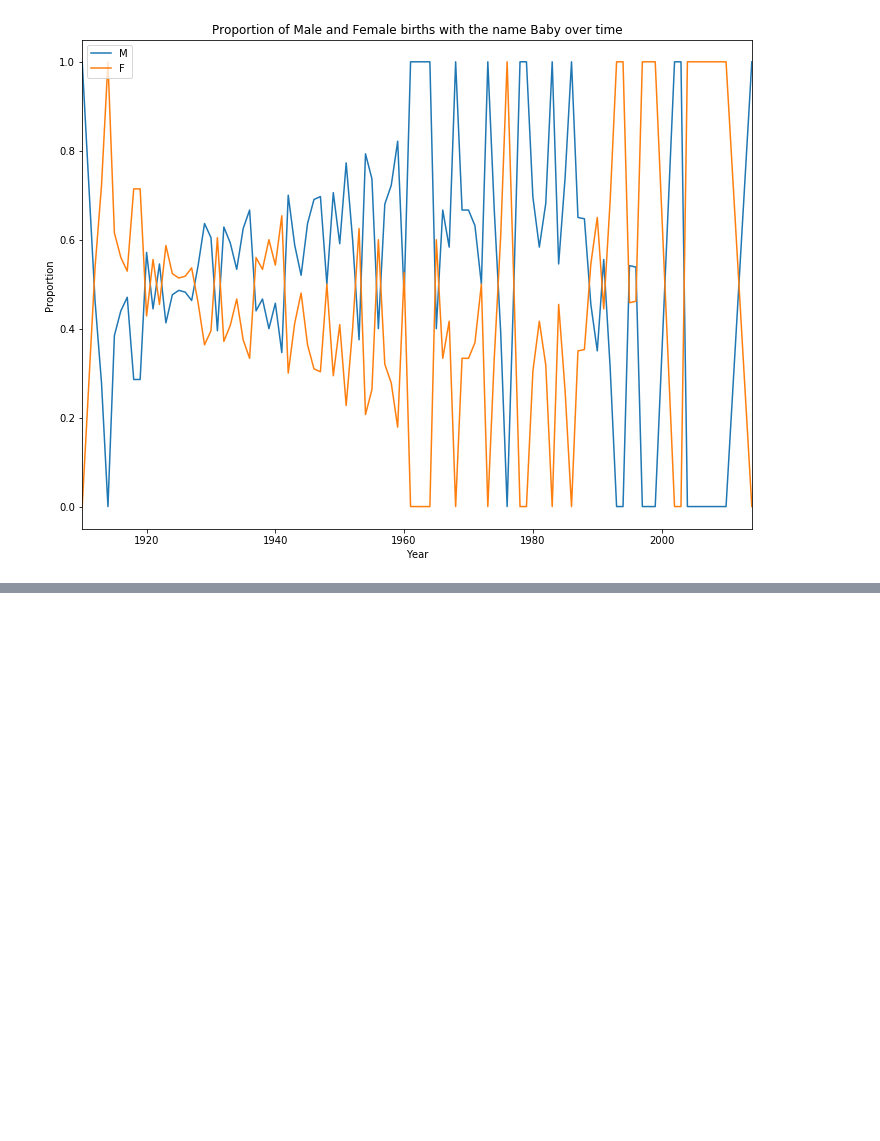
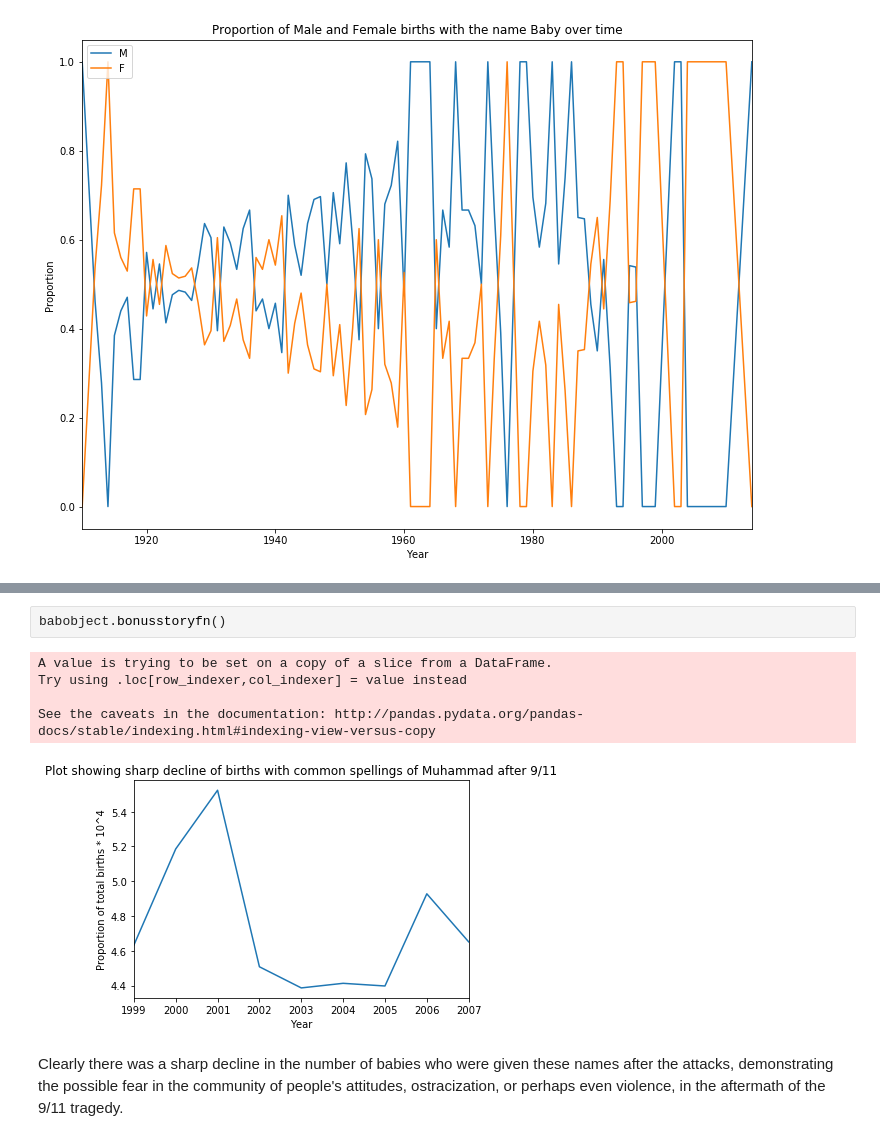
Before and after one commit to changuage/PyProj1, a Jupyter notebook: Project1_Ver3.ipynb, the cells around one changed output, grey strips where cells are left out. Drawn from its saved outputs; the diff is of its cells as text; blank space fills up the shorter version.

```diff
--- a/Project1_Ver3.ipynb
+++ b/Project1_Ver3.ipynb
@@ -326,0 +401,10 @@ Baby                     16.0
+# %%
+babobject.bonusstoryfn()
+# %% [output]
+A value is trying to be set on a copy of a slice from a DataFrame.
+Try using .loc[row_indexer,col_indexer] = value instead
+
+See the caveats in the documentation: http://pandas.pydata.org/pandas-docs/stable/indexing.html#indexing-view-versus-copy
+[figure, added]
+# %% [markdown]
+Clearly there was a sharp decline in the number of babies who were given these names after the attacks, demonstrating the possible fear in the community of people's attitudes, ostracization, or perhaps even violence, in the aftermath of the 9/11 tragedy.
```
Also changed, not shown: parts of 13 cells of this notebook.
